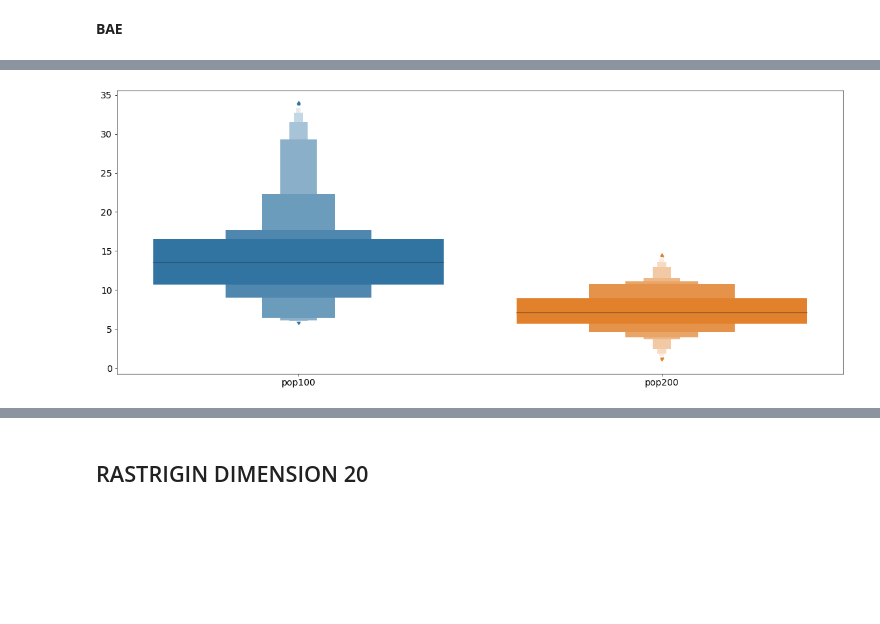
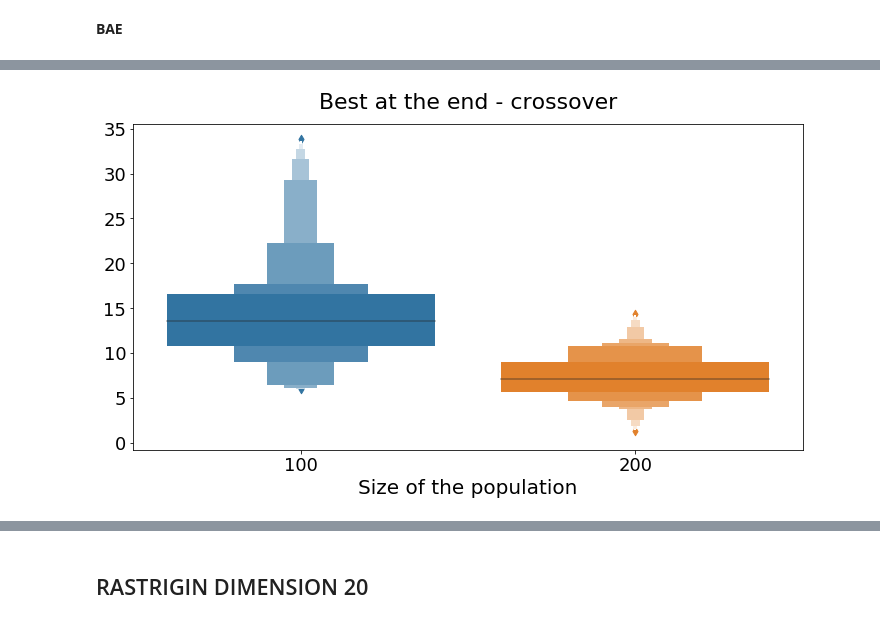
Before and after one commit to eleonoragatti44/Transposition-ECProject, a Jupyter notebook: analysis.ipynb, the cells around one changed output, grey strips where cells are left out. Drawn from its saved outputs; the diff is of its cells as text; code cells hidden in the pictures; blank space fills up the shorter version.

```diff
--- a/analysis.ipynb
+++ b/analysis.ipynb
@@ -6,18 +6,18 @@ from statistics import *
 import numpy as np
 import matplotlib.pylab as plt
 from mpl_toolkits.axes_grid1.inset_locator import zoomed_inset_axes, mark_inset
-from mpl_toolkits.axes_grid1.anchored_artists import AnchoredSizeBar
+#from mpl_toolkits.axes_grid1.anchored_artists import AnchoredSizeBar
 import pandas as pd
 import seaborn as sns
 import matplotlib as mpl
 
+
 # parameters for plots
-mpl.rcParams['figure.figsize'] = (20, 8)
-mpl.rcParams['axes.titlesize'] = 20
-mpl.rcParams['axes.labelsize'] = 18
-mpl.rcParams['legend.fontsize'] = 12
-mpl.rcParams['xtick.labelsize'] = 14
-mpl.rcParams['ytick.labelsize'] = 14
+mpl.rcParams['axes.titlesize'] = 22
+mpl.rcParams['axes.labelsize'] = 20
+mpl.rcParams['legend.fontsize'] = 16
+mpl.rcParams['xtick.labelsize'] = 18
+mpl.rcParams['ytick.labelsize'] = 18
 # %% [markdown]
 ---
 ---
@@ -82,20 +82,12 @@ p-value:  3.253294388381572e-23
 # %% [markdown]
 **BAE**
 # %%
-fs3_bea = get_data('Results/D12/rastrigin_transposition_3_bea.dat')
-fs6_bea = get_data('Results/D12/rastrigin_transposition_6_bea.dat')
-fs9_bea = get_data('Results/D12/rastrigin_transposition_9_bea.dat')
-fs12_bea = get_data('Results/D12/rastrigin_transposition_12_bea.dat')
-fs15_bea = get_data('Results/D12/rastrigin_transposition_15_bea.dat')
-fs18_bea = get_data('Results/D12/rastrigin_transposition_18_bea.dat')
-
-
-
+mpl.rcParams['figure.figsize'] = (12, 6)
 df = pd.DataFrame({'FS3':fs3_bea, 'FS6':fs6_bea, 'FS9':fs9_bea, 'FS12':fs12_bea, 'FS15':fs15_bea, 'FS18':fs18_bea})
 
 ax = sns.boxenplot(data=df)
 ax.set_title('Best at the end', pad=15)
 ax.set_xlabel('Flanking Size')
 
-plt.savefig('Figure/box_rastrigin_D12.pdf', dpi=700)
+plt.savefig('Figure/box_rastrigin_D12.pdf', dpi=400)
 # %% [output]
@@ -144,9 +140,16 @@ ax.legend(loc='upper left', fontsize=16)
 # %%
-pop100 = get_data('Results/D12/rastrigin_crossover_bea.dat')
-pop200 = get_data('Results/D12/rastrigin_crossover_bea_200pop.dat')
+mpl.rcParams['figure.figsize'] = (12, 6)
+
+pop100 = get_data('Results/Rastrigin/D12/rastrigin_crossover_bea.dat')
+pop200 = get_data('Results/Rastrigin/D12/rastrigin_crossover_bea_200pop.dat')
 
 #df = pd.DataFrame({'fs3':fs3, 'fs6':fs6, 'fs9':fs9, 'fs12':fs12, 'fs15':fs15, 'fs18':fs18})
-df_cross = pd.DataFrame({'pop100':pop100, 'pop200':pop200})
+df_cross = pd.DataFrame({'100':pop100, '200':pop200})
 ax = sns.boxenplot(data=df_cross)
+
+ax.set_title('Best at the end - crossover', pad=15)
+ax.set_xlabel('Size of the population')
+
+plt.savefig('Figure/box_rastrigin_crossover_D12.pdf', dpi=400)
 # %% [output]
-[figure, old version]
+[figure, new version]
```
Also changed, not shown: parts of 25 cells of this notebook, 50 other files.
